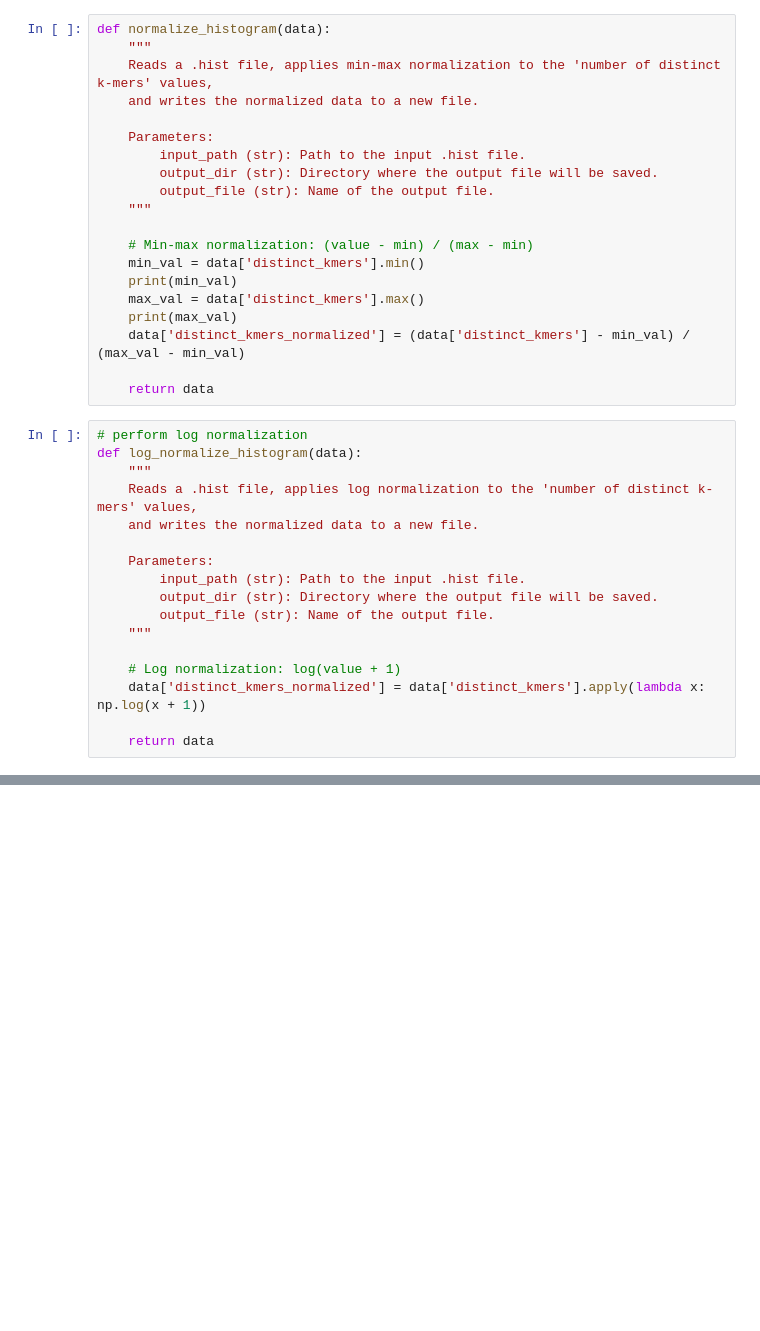
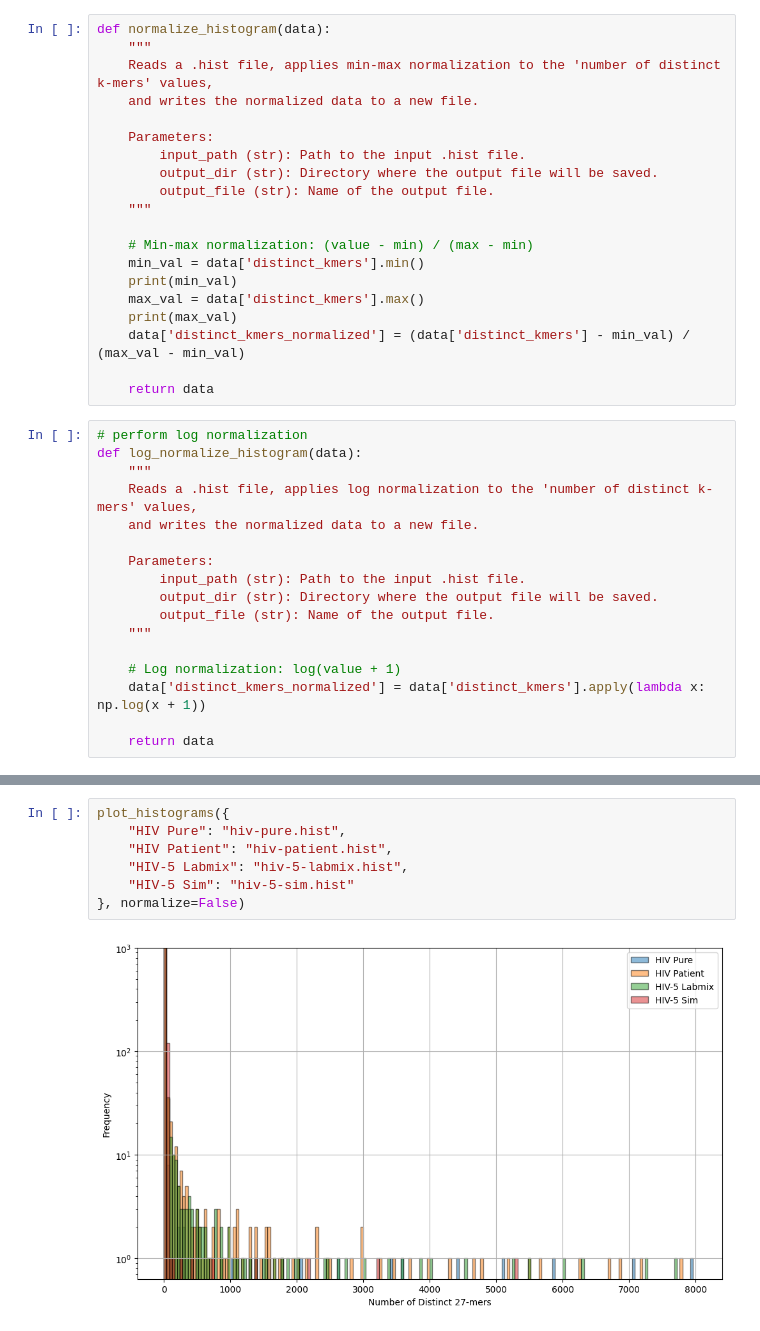
Before and after one commit to JoyceS13/viral-kmer-frequency-spectra, a Jupyter notebook: plotting.ipynb, the cells around one changed output, grey strips where cells are left out. Saved outputs shown, nothing was run; the diff lists cells and outputs as text; blank space fills up the shorter version.

```diff
--- a/plotting.ipynb
+++ b/plotting.ipynb
@@ -186,0 +287,9 @@ plot_k_mer_histograms_subplots({
+# %%
+plot_histograms({
+    "HIV Pure": "hiv-pure.hist",
+    "HIV Patient": "hiv-patient.hist",
+    "HIV-5 Labmix": "hiv-5-labmix.hist",
+    "HIV-5 Sim": "hiv-5-sim.hist"
+}, normalize=False)
+# %% [output]
+[figure, added]
```
Also changed, not shown: parts of 10 cells of this notebook, 5 other files.
